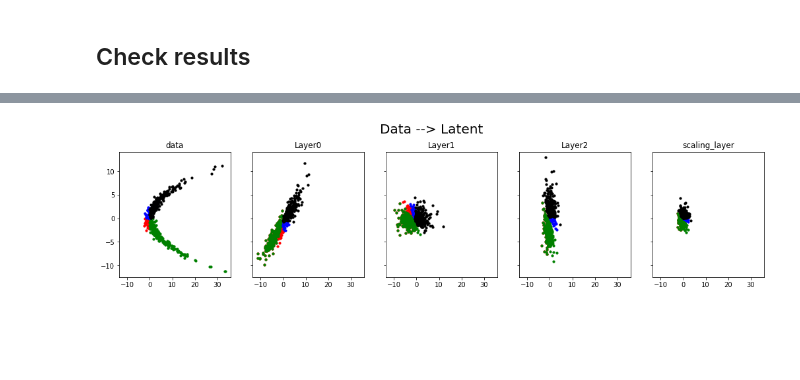
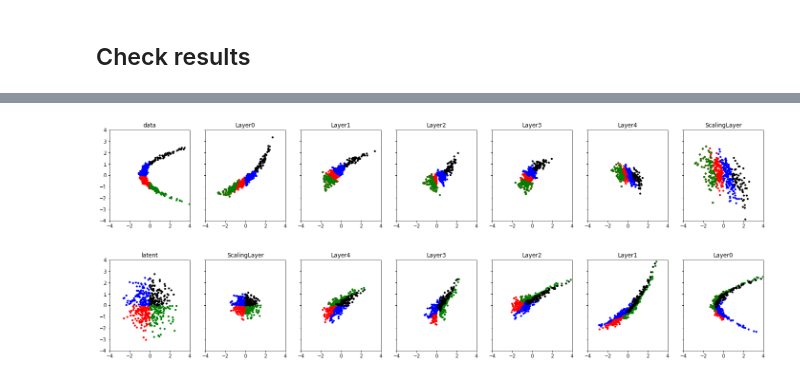
Before and after one commit to jaekookang/flow_based_models, a Jupyter notebook: nice_moon.ipynb, the cells around one changed output, grey strips where cells are left out. Cells and saved outputs as stored; diff of their text form; code cells hidden in the pictures; blank space fills up the shorter version.

```diff
--- a/nice_moon.ipynb
+++ b/nice_moon.ipynb
@@ -113,4 +111,8 @@ fig = visualize_from_latent(model, 500, title_txt='Latent --> Data', sharexy=Tru
-# %%
-fig = visualize_from_data(model, 500, title_txt='Data --> Latent', sharexy=True)
-# %% [output]
-[figure, removed]
+# %%
+fig = visualize_moon(model, 500, direction='forward')
+# %% [output]
+[figure, added]
+# %%
+fig = visualize_moon(model, 500, direction='inverse')
+# %% [output]
+[figure, added]
```
Also changed, not shown: parts of 12 cells of this notebook, 7 other files.
